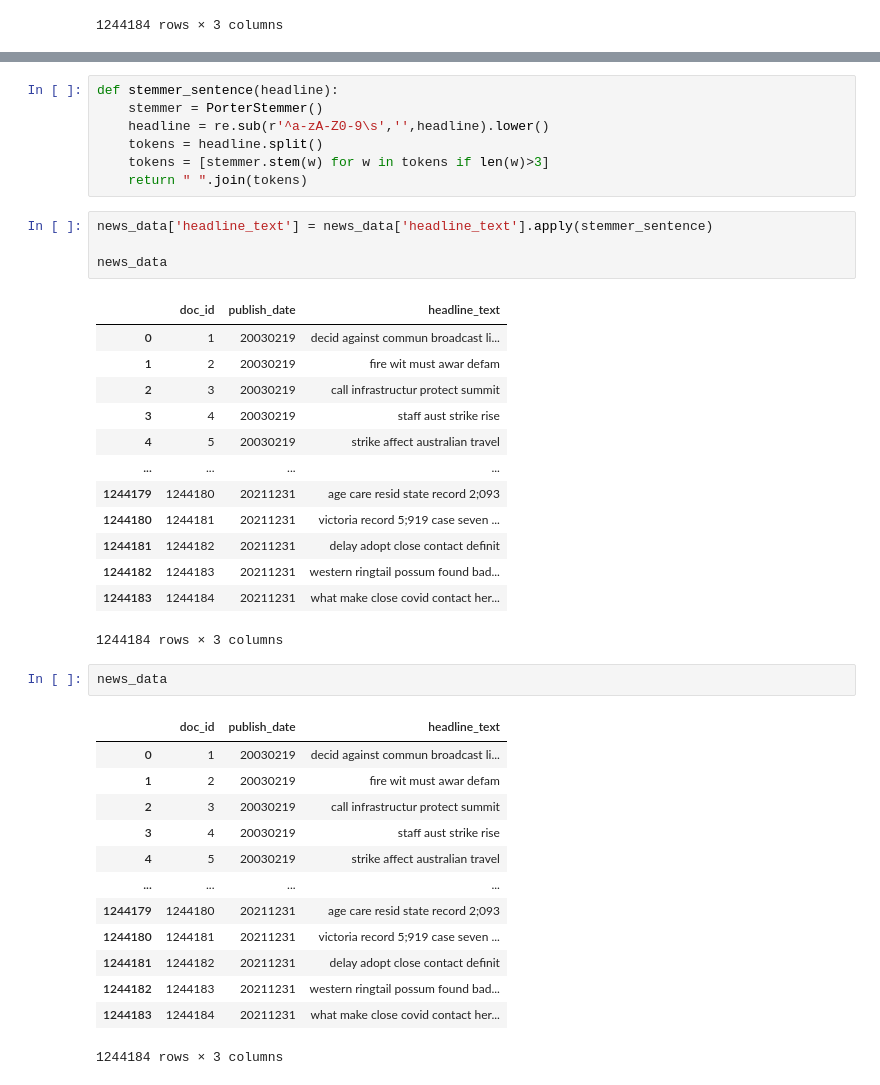
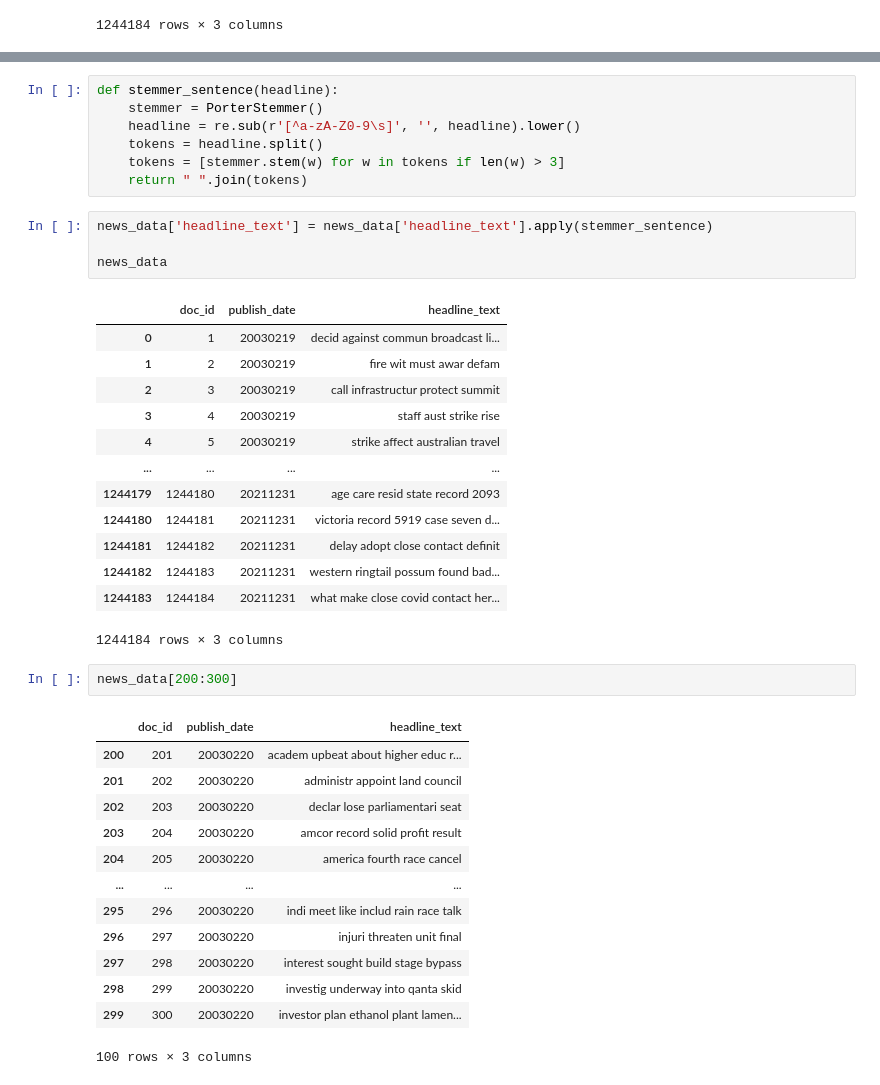
Before and after one commit to KrishnanditoLksn/News-InformationRetrieval, a Jupyter notebook: read_datas.ipynb, the cells around one changed output, grey strips where cells are left out. Drawn from its saved outputs; the diff is of its cells as text.

```diff
--- a/read_datas.ipynb
+++ b/read_datas.ipynb
@@ -151,9 +175,9 @@ news_data
 # %%
 def stemmer_sentence(headline):
     stemmer = PorterStemmer()
-    headline = re.sub(r'^a-zA-Z0-9\s','',headline).lower()
+    headline = re.sub(r'[^a-zA-Z0-9\s]', '', headline).lower()
     tokens = headline.split()
-    tokens = [stemmer.stem(w) for w in tokens if len(w)>3]
+    tokens = [stemmer.stem(w) for w in tokens if len(w) > 3]
     return " ".join(tokens)
 # %%
 news_data['headline_text'] = news_data['headline_text'].apply(stemmer_sentence)
@@ -167,25 +191,25 @@ news_data
 | 3 | 4 | 20030219 | staff aust strike rise |
 | 4 | 5 | 20030219 | strike affect australian travel |
 | ... | ... | ... | ... |
-| 1244179 | 1244180 | 20211231 | age care resid state record 2;093 |
-| 1244180 | 1244181 | 20211231 | victoria record 5;919 case seven ... |
+| 1244179 | 1244180 | 20211231 | age care resid state record 2093 |
+| 1244180 | 1244181 | 20211231 | victoria record 5919 case seven d... |
 | 1244181 | 1244182 | 20211231 | delay adopt close contact definit |
 | 1244182 | 1244183 | 20211231 | western ringtail possum found bad... |
 | 1244183 | 1244184 | 20211231 | what make close covid contact her... |
 1244184 rows × 3 columns
 # %%
-news_data
+news_data[200:300]
 # %% [output]
 |  | doc_id | publish_date | headline_text |
-| 0 | 1 | 20030219 | decid against commun broadcast li... |
-| 1 | 2 | 20030219 | fire wit must awar defam |
-| 2 | 3 | 20030219 | call infrastructur protect summit |
-| 3 | 4 | 20030219 | staff aust strike rise |
-| 4 | 5 | 20030219 | strike affect australian travel |
+| 200 | 201 | 20030220 | academ upbeat about higher educ r... |
+| 201 | 202 | 20030220 | administr appoint land council |
+| 202 | 203 | 20030220 | declar lose parliamentari seat |
+| 203 | 204 | 20030220 | amcor record solid profit result |
+| 204 | 205 | 20030220 | america fourth race cancel |
 | ... | ... | ... | ... |
-| 1244179 | 1244180 | 20211231 | age care resid state record 2;093 |
-| 1244180 | 1244181 | 20211231 | victoria record 5;919 case seven ... |
-| 1244181 | 1244182 | 20211231 | delay adopt close contact definit |
-| 1244182 | 1244183 | 20211231 | western ringtail possum found bad... |
-| 1244183 | 1244184 | 20211231 | what make close covid contact her... |
+| 295 | 296 | 20030220 | indi meet like includ rain race talk |
+| 296 | 297 | 20030220 | injuri threaten unit final |
+| 297 | 298 | 20030220 | interest sought build stage bypass |
+| 298 | 299 | 20030220 | investig underway into qanta skid |
+| 299 | 300 | 20030220 | investor plan ethanol plant lamen... |
-1244184 rows × 3 columns
+100 rows × 3 columns
```
Also changed, not shown: parts of 15 cells of this notebook.
